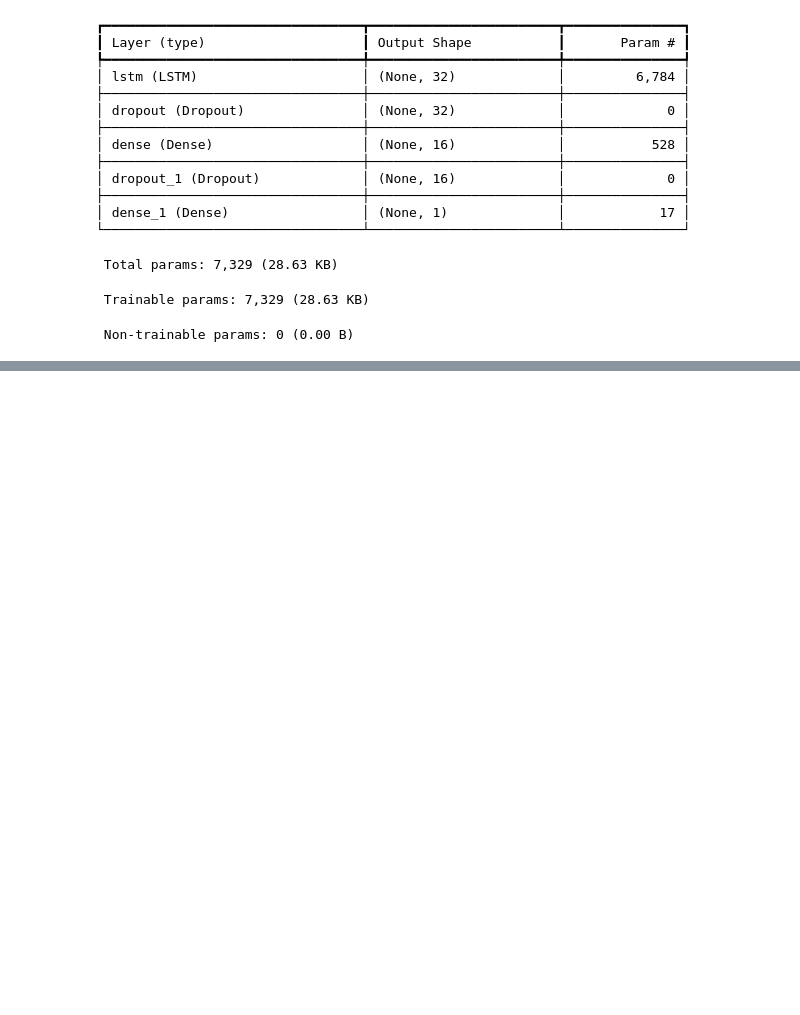
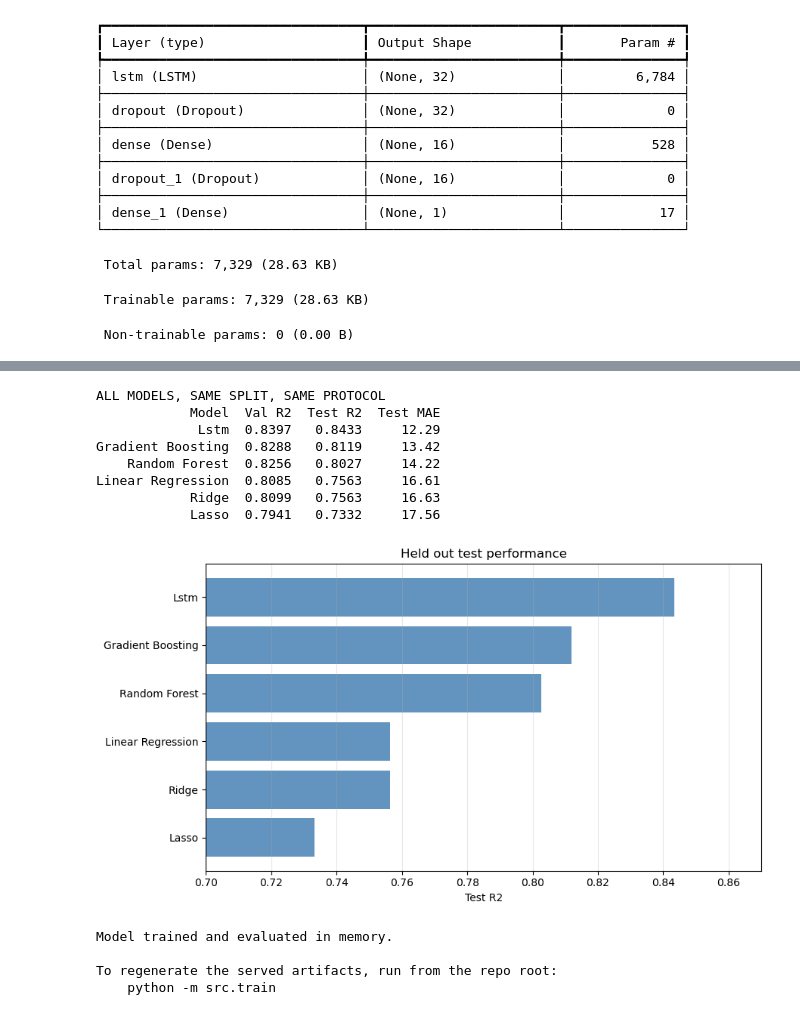
Before and after one commit to Wellbek/NASA-Turbofan-Twin, a Jupyter notebook: notebooks/06_deep_learning.ipynb, the cells around one changed output, grey strips where cells are left out. Drawn from its saved outputs; the diff is of its cells as text; code cells hidden in the pictures; blank space fills up the shorter version.

```diff
--- a/notebooks/06_deep_learning.ipynb
+++ b/notebooks/06_deep_learning.ipynb
@@ -438,0 +295,64 @@ Our **three-tier system** now provides:
+# %%
+# Compare against the tree models. Numbers come from the metrics artifact that
+# src/train.py writes, not typed in by hand, so this cell cannot go stale the
+# next time something is retrained.
+with open('../data/models/cmapss/metrics.json') as f:
+    metrics = json.load(f)
+
+comparison = pd.DataFrame([
+    {
+        'Model': name.replace('_', ' ').title(),
+        'Val R2': round(m['validation']['r2'], 4),
+        'Test R2': round(m['test']['r2'], 4),
+        'Test MAE': round(m['test']['mae'], 2),
+    }
+    for name, m in metrics['models'].items()
+]).sort_values('Test R2', ascending=False)
+
+print("ALL MODELS, SAME SPLIT, SAME PROTOCOL")
+print(comparison.to_string(index=False))
+
+fig, ax = plt.subplots(figsize=(9, 5))
+ax.barh(comparison['Model'], comparison['Test R2'], color='steelblue', alpha=0.85)
+ax.set_xlabel('Test R2')
+ax.set_xlim(0.70, 0.87)
+ax.set_title('Held out test performance')
+ax.grid(True, alpha=0.3, axis='x')
+ax.invert_yaxis()
+plt.tight_layout()
+plt.show()
+# %% [output]
+ALL MODELS, SAME SPLIT, SAME PROTOCOL
+            Model  Val R2  Test R2  Test MAE
+             Lstm  0.8397   0.8433     12.29
+Gradient Boosting  0.8288   0.8119     13.42
+    Random Forest  0.8256   0.8027     14.22
+Linear Regression  0.8085   0.7563     16.61
+            Ridge  0.8099   0.7563     16.63
+            Lasso  0.7941   0.7332     17.56
+[figure, added]
+# %%
+# This notebook does not overwrite the canonical artifacts.
+#
+# `python -m src.train` is the producer of record: it runs this same sequence
+# and writes the model, the scaler, the feature spec and metrics.json together,
+# from one process, so they always describe each other. A notebook writing half
+# of that set while the training script wrote the other half is how a model and
+# its scaler end up disagreeing, which is the bug this notebook is fixing.
+#
+# What matters for serving is that the model and its fitted transformers are
+# saved as one unit:
+#
+#     lstm_model.keras      the network
+#     lstm_scaler.joblib    the StandardScaler fit above
+#     lstm_features.json    feature subset and sequence length
+#
+print('Model trained and evaluated in memory.')
+print()
+print('To regenerate the served artifacts, run from the repo root:')
+print('    python -m src.train')
+# %% [output]
+Model trained and evaluated in memory.
+
+To regenerate the served artifacts, run from the repo root:
+    python -m src.train
```
Also changed, not shown: parts of 21 cells of this notebook, 1 other file.
